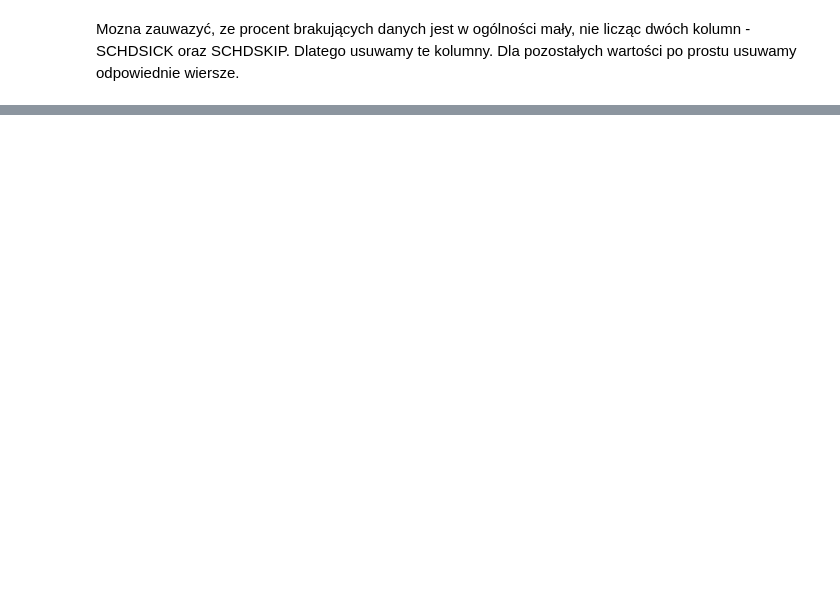
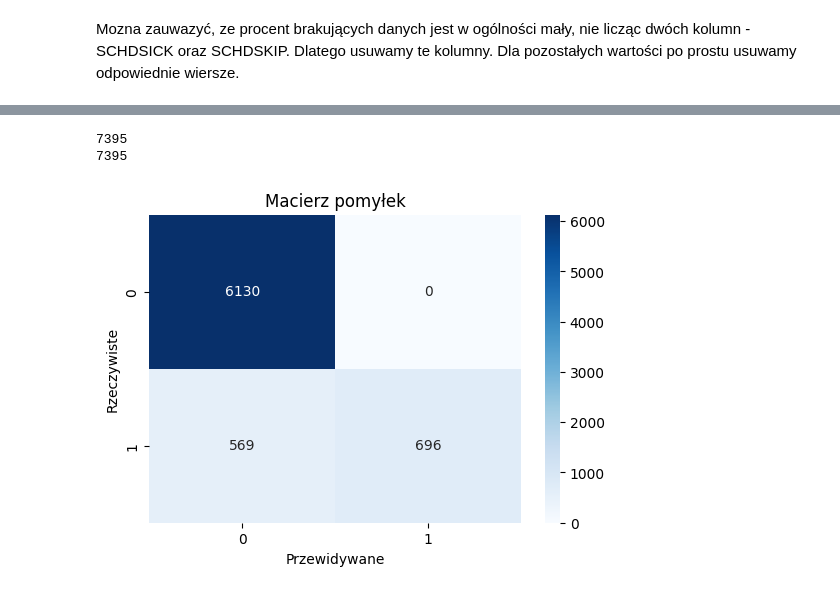
Before and after one commit to Safeheaded/EAD_project_2, a Jupyter notebook: project.ipynb, the cells around one changed output, grey strips where cells are left out. Cells and saved outputs as stored; diff of their text form; code cells hidden in the pictures; blank space fills up the shorter version.

Commit message:
basic prediction

```diff
--- a/project.ipynb
+++ b/project.ipynb
@@ -162,0 +222,5 @@ pps.matrix(df_train)
+# %%
+y = df['DEPRESSIONINDEX']
+X = df[column_names]
+
+X_train, X_test, Y_train, Y_test = train_test_split(X, y, test_size=0.2, random_state=42)
@@ -162,0 +237,18 @@ pps.matrix(df_train)
+# %%
+import statsmodels.api as sm
+
+# Add a constant to the independent variables matrix
+X_train_ols = sm.add_constant(X_train)
+X_test_ols = sm.add_constant(X_test)
+
+Y_train_ols = Y_train.copy()
+Y_test_ols = Y_test.copy()
+
+Y_train_ols[Y_train_ols > 0] = 1
+Y_test_ols[Y_test_ols > 0] = 1
+
+# Train the OLS model
+model = sm.OLS(Y_train_ols, X_train_ols).fit()
+
+# Print the model summary
+print(model.summary())
@@ -162,0 +273,24 @@ pps.matrix(df_train)
+# %%
+from sklearn.metrics import confusion_matrix as cm
+from sklearn.metrics import roc_curve
+
+y_pred = model.predict(X_test_ols)
+print(len(y_pred))
+
+y_pred = pd.cut(y_pred, bins=2, labels=np.arange(0, 2))
+print(len(y_pred))
+
+conff = cm(Y_test_ols, y_pred)
+
+plt.figure(figsize=(6, 4))
+sns.heatmap(conff, annot=True, fmt='d', cmap='Blues', xticklabels=np.linspace(0, 1, 2, dtype=np.uint8), yticklabels=np.linspace(0, 1, 2, dtype=np.uint8))
+plt.title('Macierz pomyłek')
+plt.xlabel('Przewidywane')
+plt.ylabel('Rzeczywiste')
+plt.show()
+
+y_pred_binar = y_pred.copy()
+# %% [output]
+7395
+7395
+[figure, added]
```
Also changed, not shown: parts of 19 cells of this notebook.
